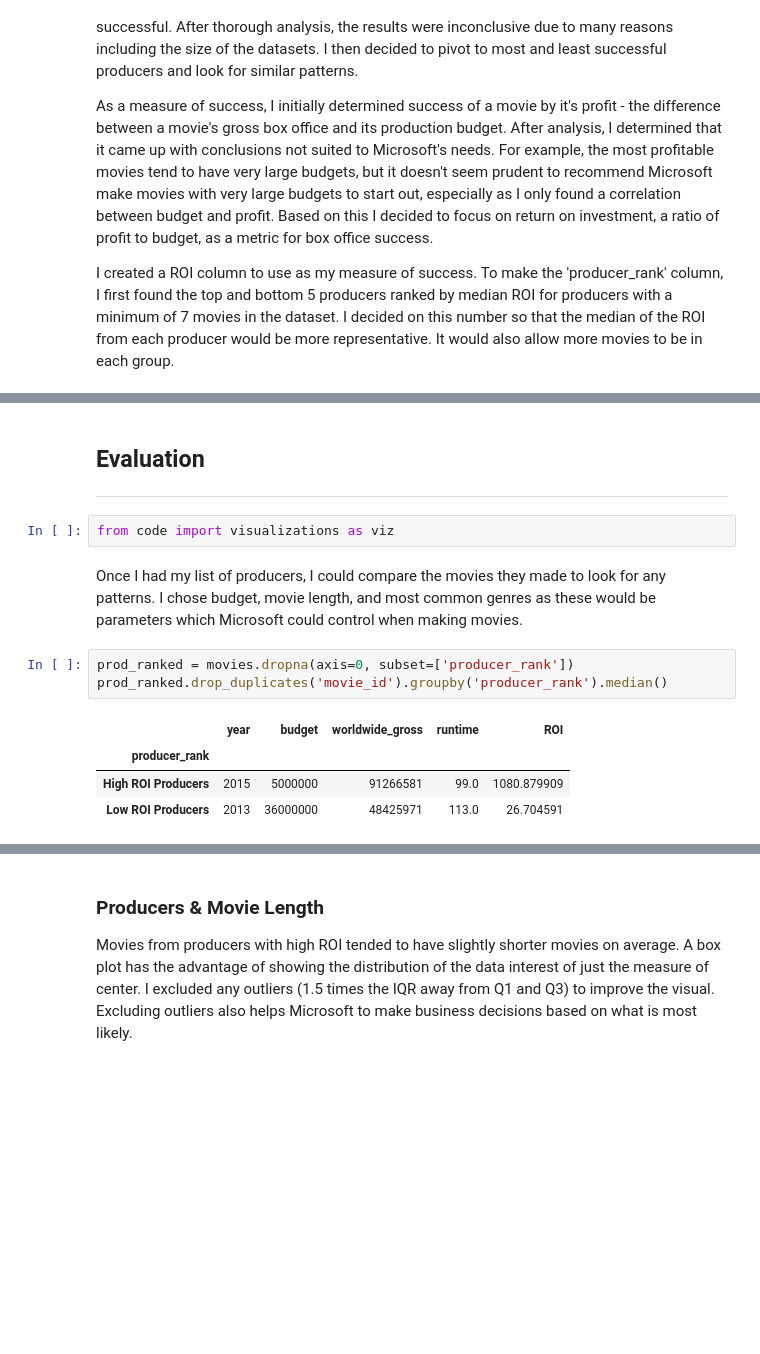
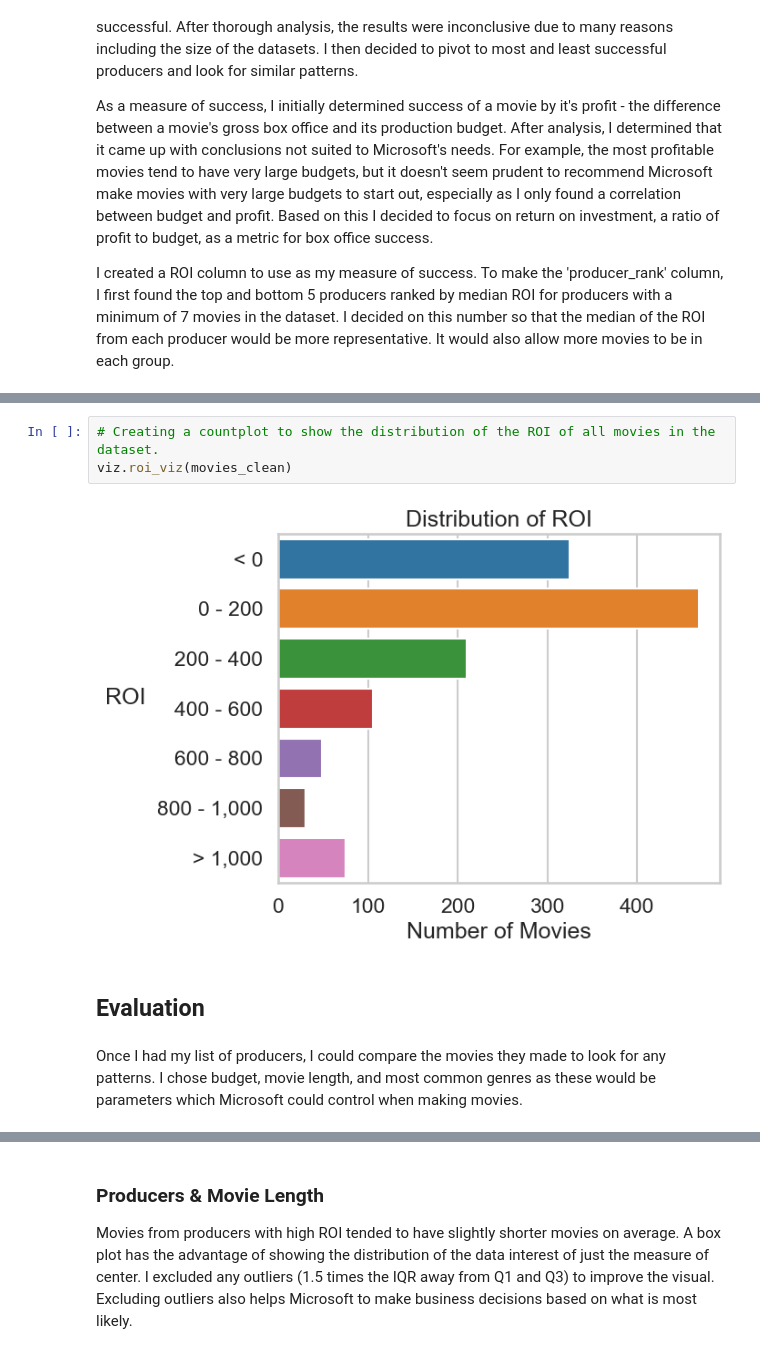
Before and after one commit to rlodetti/Microsoft_Movie_Project, a Jupyter notebook: microsoft_movie_analysis.ipynb, the cells around one changed output, grey strips where cells are left out. Cells and saved outputs as stored; diff of their text form; blank space fills up the shorter version.

```diff
--- a/microsoft_movie_analysis.ipynb
+++ b/microsoft_movie_analysis.ipynb
@@ -114,15 +236,9 @@ movies.to_csv('./data/movies_cleaned.csv')
+# %%
+# Creating a countplot to show the distribution of the ROI of all movies in the dataset.
+viz.roi_viz(movies_clean)
+# %% [output]
+[figure, added]
 # %% [markdown]
 ## Evaluation
-***
-# %%
-from code import visualizations as viz
 # %% [markdown]
 Once I had my list of producers, I could compare the movies they made to look for any patterns.  I chose budget, movie length, and most common genres as these would be parameters which Microsoft could control when making movies.
-# %%
-prod_ranked = movies.dropna(axis=0, subset=['producer_rank'])
-prod_ranked.drop_duplicates('movie_id').groupby('producer_rank').median()
-# %% [output]
-|  | year | budget | worldwide_gross | runtime | ROI |
-| producer_rank |  |  |  |  |  |
-| High ROI Producers | 2015 | 5000000 | 91266581 | 99.0 | 1080.879909 |
-| Low ROI Producers | 2013 | 36000000 | 48425971 | 113.0 | 26.704591 |
```
Also changed, not shown: parts of 34 cells of this notebook, 12 other files.
